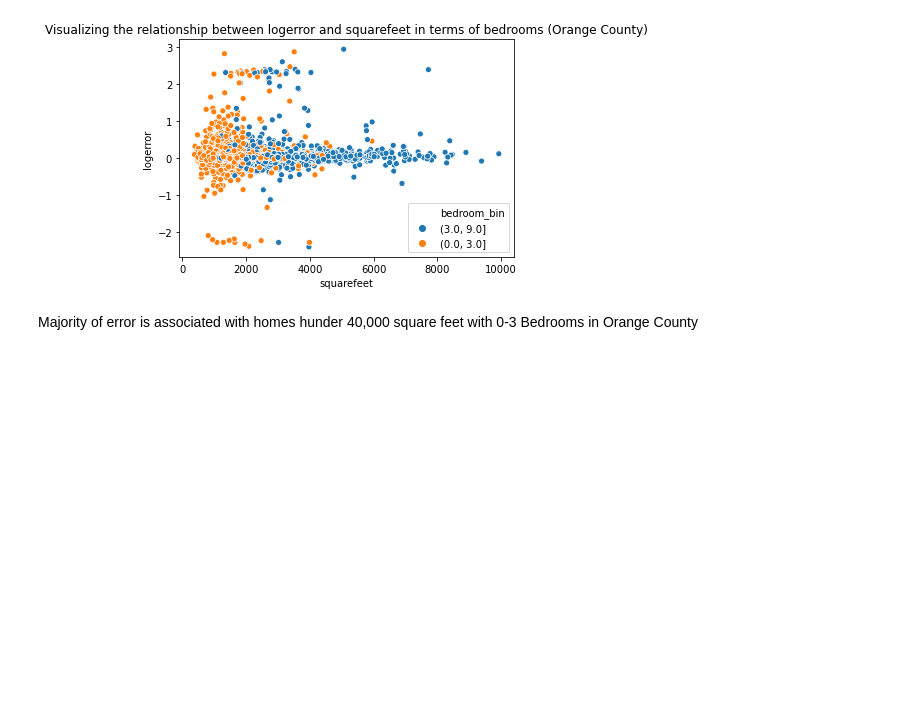
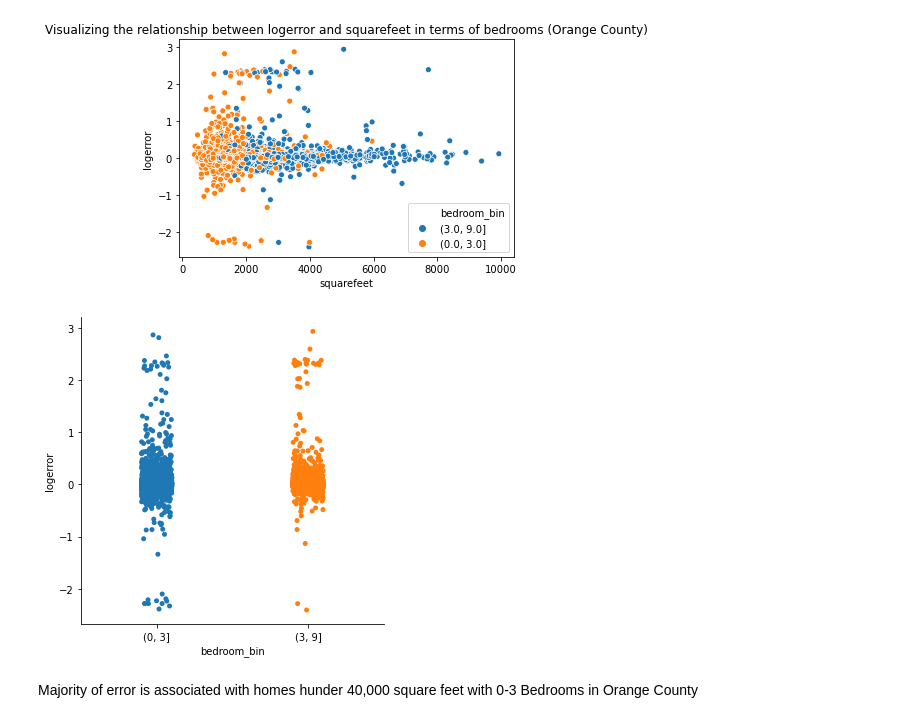
Before and after one commit to CSolitaire/clustering-exercises, a Jupyter notebook: explore_zillow.ipynb, the cells around one changed output. Cells and saved outputs as stored; diff of their text form; code cells hidden in the pictures; blank space fills up the shorter version.

```diff
--- a/explore_zillow.ipynb
+++ b/explore_zillow.ipynb
@@ -694,6 +700,12 @@ plt.title("Visualizing the relationship between logerror and squarefeet in terms
 plt.show()
 # %% [output]
 [figure]
+# %%
+# Visualize error per bin
+sns.catplot(x="bedroom_bin", y="logerror", data=or_df)
+plt.show()
+# %% [output]
+[figure, added]
 # %% [markdown]
 Majority of error is associated with homes hunder 40,000 square feet with 0-3 Bedrooms in Orange County
 # %%
```
Also changed, not shown: parts of 8 cells of this notebook.
